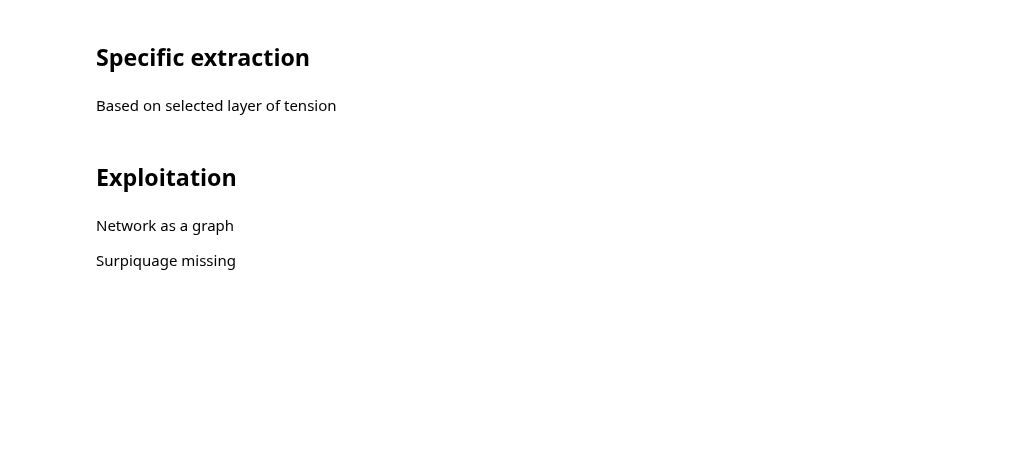
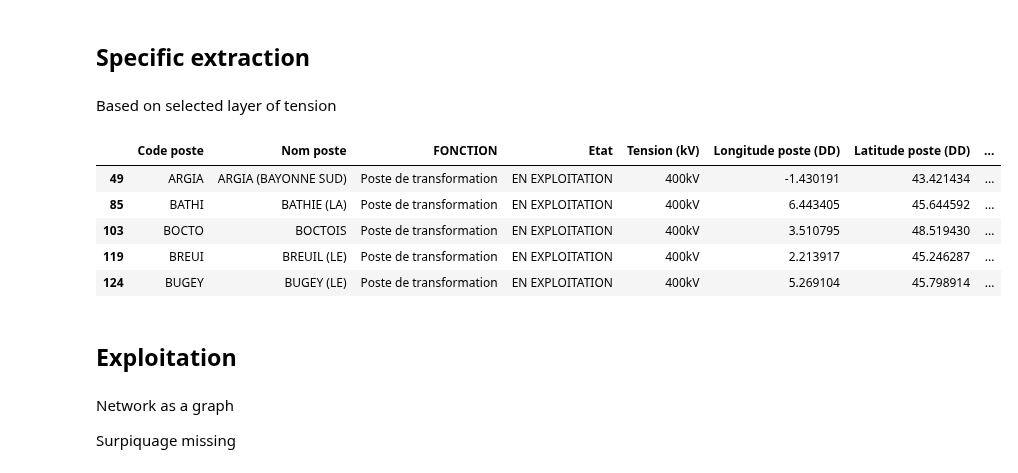
Before and after one commit to MattEclipse/congestion, a Jupyter notebook: notebooks/flow_modelisation.ipynb, the cells around one changed output. Cells and saved outputs as stored; diff of their text form; code cells hidden in the pictures; blank space fills up the shorter version.

```diff
--- a/notebooks/flow_modelisation.ipynb
+++ b/notebooks/flow_modelisation.ipynb
@@ -91,4 +113,13 @@ df_ligne_RT = df_ligne_RT[df_ligne_RT['TENSION'].isin(selected_tension)]
 df_ligne_RT.reset_index(inplace=True)
+# %%
+df_postes_RT.head()
+# %% [output]
+|  | Code poste | Nom poste | FONCTION | Etat | Tension (kV) | Longitude poste (DD) | Latitude poste (DD) | ... |
+| 49 | ARGIA | ARGIA (BAYONNE SUD) | Poste de transformation | EN EXPLOITATION | 400kV | -1.430191 | 43.421434 | ... |
+| 85 | BATHI | BATHIE (LA) | Poste de transformation | EN EXPLOITATION | 400kV | 6.443405 | 45.644592 | ... |
+| 103 | BOCTO | BOCTOIS | Poste de transformation | EN EXPLOITATION | 400kV | 3.510795 | 48.519430 | ... |
+| 119 | BREUI | BREUIL (LE) | Poste de transformation | EN EXPLOITATION | 400kV | 2.213917 | 45.246287 | ... |
+| 124 | BUGEY | BUGEY (LE) | Poste de transformation | EN EXPLOITATION | 400kV | 5.269104 | 45.798914 | ... |
 # %% [markdown]
 ## Exploitation
 # %% [markdown]
```
Also changed, not shown: parts of 16 cells of this notebook.
